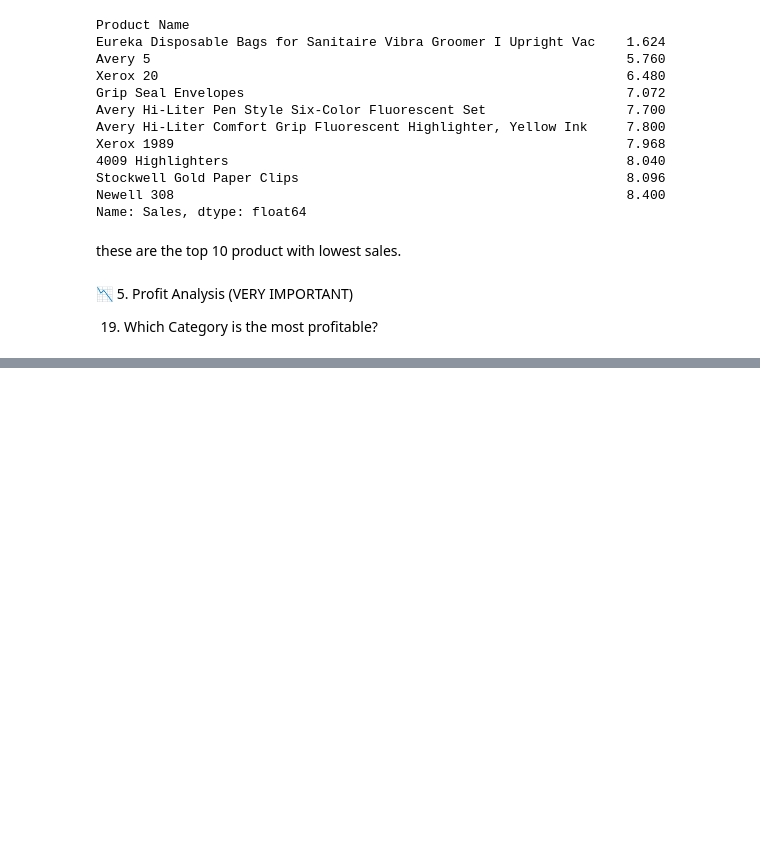
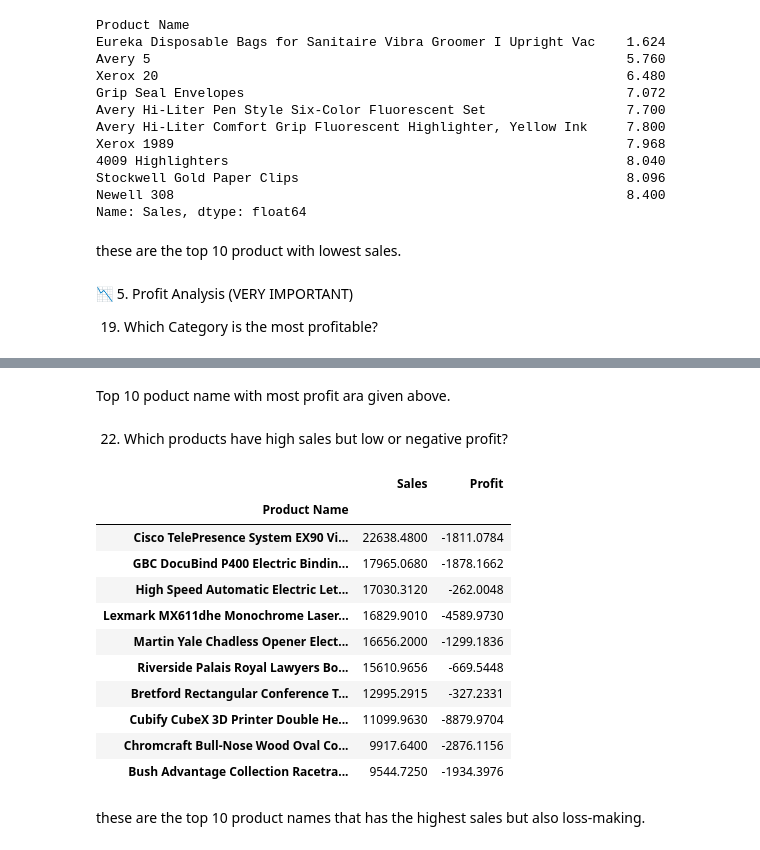
Before and after one commit to bikashsahani/superstore-sales-analysis, a Jupyter notebook: sales_analysis.ipynb, the cells around one changed output, grey strips where cells are left out. Cells and saved outputs as stored; diff of their text form; code cells hidden in the pictures; blank space fills up the shorter version.

Commit message:
added profit analysis

```diff
--- a/sales_analysis.ipynb
+++ b/sales_analysis.ipynb
@@ -457,0 +499,25 @@ these are the top 10 product with lowest sales.
+# %% [markdown]
+Top 10 poduct name with most profit ara given above.
+# %% [markdown]
+22. Which products have high sales but low or negative profit?
+# %%
+# 1. Group and sum the columns
+grouped = data.groupby('Product Name')[['Sales', 'Profit']].sum()
+
+# 2. Filter for negative profit, then sort by Sales descending
+grouped[grouped['Profit'] < 0].sort_values(by='Sales', ascending=False).head(10)
+# %% [output]
+|  | Sales | Profit |
+| Product Name |  |  |
+| Cisco TelePresence System EX90 Vi... | 22638.4800 | -1811.0784 |
+| GBC DocuBind P400 Electric Bindin... | 17965.0680 | -1878.1662 |
+| High Speed Automatic Electric Let... | 17030.3120 | -262.0048 |
+| Lexmark MX611dhe Monochrome Laser... | 16829.9010 | -4589.9730 |
+| Martin Yale Chadless Opener Elect... | 16656.2000 | -1299.1836 |
+| Riverside Palais Royal Lawyers Bo... | 15610.9656 | -669.5448 |
+| Bretford Rectangular Conference T... | 12995.2915 | -327.2331 |
+| Cubify CubeX 3D Printer Double He... | 11099.9630 | -8879.9704 |
+| Chromcraft Bull-Nose Wood Oval Co... | 9917.6400 | -2876.1156 |
+| Bush Advantage Collection Racetra... | 9544.7250 | -1934.3976 |
+# %% [markdown]
+these are the top 10 product names that has the highest sales but also loss-making.
```
Also changed, not shown: parts of 11 cells of this notebook.
